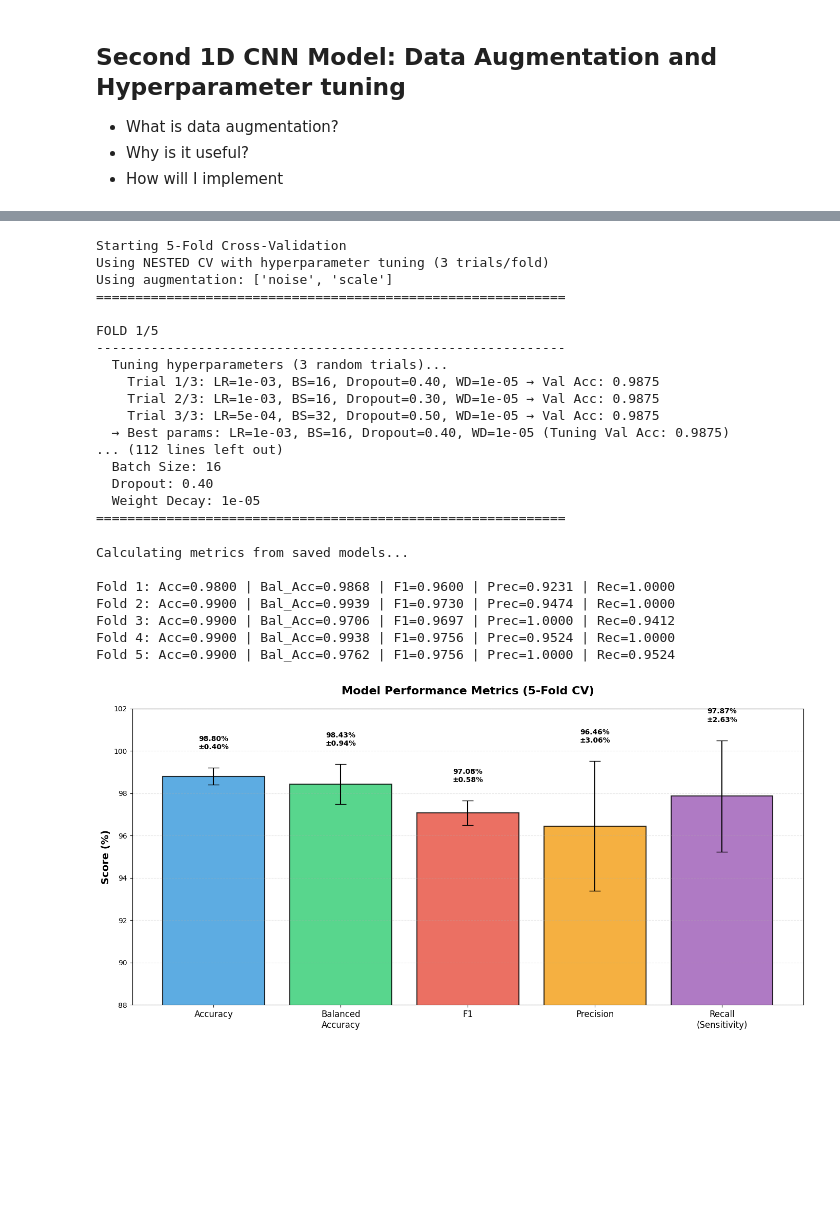
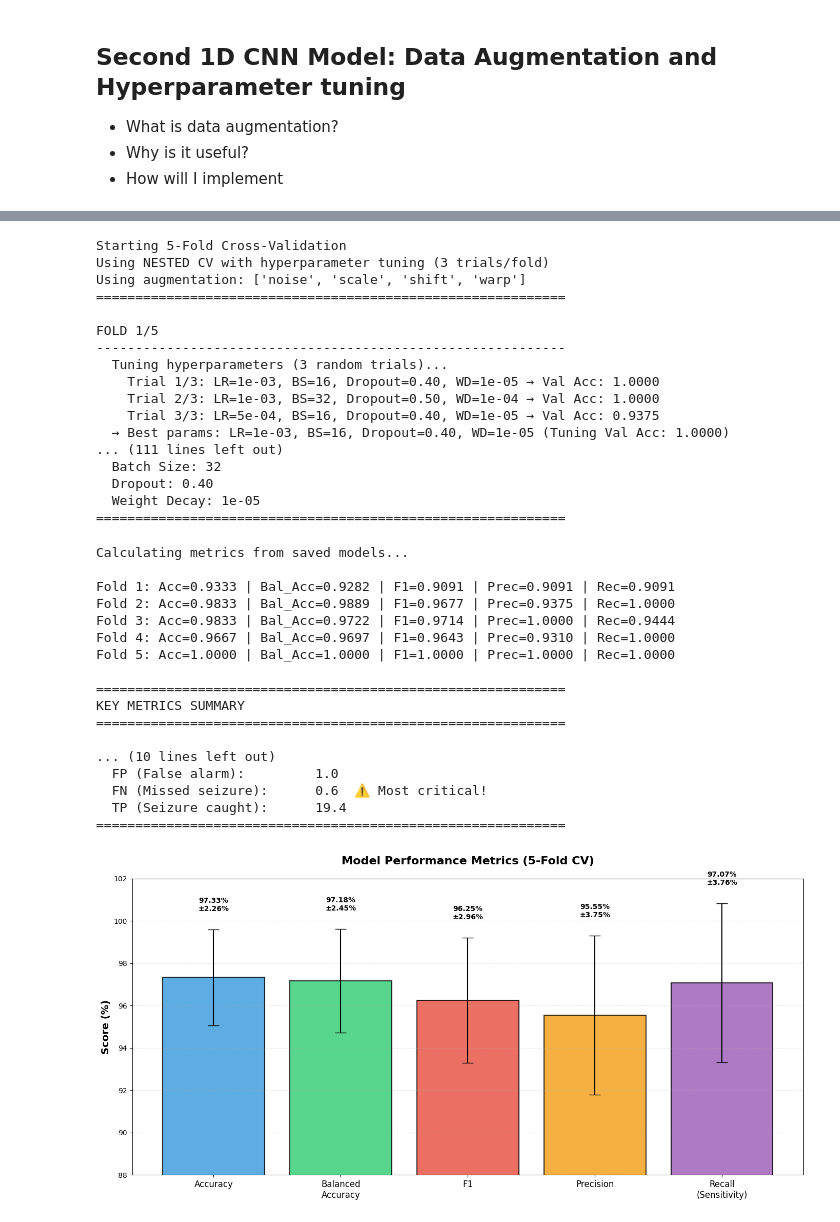
Before and after one commit to nmarryatt/EEG-Seizure-Classification, a Jupyter notebook: notebooks/Seer_Technical.ipynb, the cells around one changed output, grey strips where cells are left out. Cells and saved outputs as stored; diff of their text form; code cells hidden in the pictures; blank space fills up the shorter version.

```diff
--- a/notebooks/Seer_Technical.ipynb
+++ b/notebooks/Seer_Technical.ipynb
@@ -367,42 +518,53 @@ cv_results_with_aug = train_with_kfold_cv_augmented(
     batch_size=32,
     device=device,
     use_augmentation=True,  # Use augmentation
-    aug_methods=['noise', 'scale'],
+    aug_methods=['noise', 'scale', 'shift', 'warp'],
     tune_hyperparams= True, n_tuning_trials = 3
 )
 # %% [output]
 Starting 5-Fold Cross-Validation
 Using NESTED CV with hyperparameter tuning (3 trials/fold)
-Using augmentation: ['noise', 'scale']
+Using augmentation: ['noise', 'scale', 'shift', 'warp']
 ============================================================
 
 FOLD 1/5
 ------------------------------------------------------------
   Tuning hyperparameters (3 random trials)...
-    Trial 1/3: LR=1e-03, BS=16, Dropout=0.40, WD=1e-05 → Val Acc: 0.9875
-    Trial 2/3: LR=1e-03, BS=16, Dropout=0.30, WD=1e-05 → Val Acc: 0.9875
-    Trial 3/3: LR=5e-04, BS=32, Dropout=0.50, WD=1e-05 → Val Acc: 0.9875
-  → Best params: LR=1e-03, BS=16, Dropout=0.40, WD=1e-05 (Tuning Val Acc: 0.9875)
-... (112 lines left out)
-  Batch Size: 16
+    Trial 1/3: LR=1e-03, BS=16, Dropout=0.40, WD=1e-05 → Val Acc: 1.0000
+    Trial 2/3: LR=1e-03, BS=32, Dropout=0.50, WD=1e-04 → Val Acc: 1.0000
+    Trial 3/3: LR=5e-04, BS=16, Dropout=0.40, WD=1e-05 → Val Acc: 0.9375
+  → Best params: LR=1e-03, BS=16, Dropout=0.40, WD=1e-05 (Tuning Val Acc: 1.0000)
+... (111 lines left out)
+  Batch Size: 32
   Dropout: 0.40
   Weight Decay: 1e-05
 ============================================================
 # %%
 # Calculate metrics
 metrics_with_aug = calculate_metrics_from_saved_models(
     X, y, simple_EEG_CNN, n_splits=5, device=device
 )
+print_quick_summary(metrics_with_aug)
 plot_metrics_comparison(metrics_with_aug)
 # %% [output]
 Calculating metrics from saved models...
 
-Fold 1: Acc=0.9800 | Bal_Acc=0.9868 | F1=0.9600 | Prec=0.9231 | Rec=1.0000
-Fold 2: Acc=0.9900 | Bal_Acc=0.9939 | F1=0.9730 | Prec=0.9474 | Rec=1.0000
-Fold 3: Acc=0.9900 | Bal_Acc=0.9706 | F1=0.9697 | Prec=1.0000 | Rec=0.9412
-Fold 4: Acc=0.9900 | Bal_Acc=0.9938 | F1=0.9756 | Prec=0.9524 | Rec=1.0000
-Fold 5: Acc=0.9900 | Bal_Acc=0.9762 | F1=0.9756 | Prec=1.0000 | Rec=0.9524
+Fold 1: Acc=0.9333 | Bal_Acc=0.9282 | F1=0.9091 | Prec=0.9091 | Rec=0.9091
+Fold 2: Acc=0.9833 | Bal_Acc=0.9889 | F1=0.9677 | Prec=0.9375 | Rec=1.0000
+Fold 3: Acc=0.9833 | Bal_Acc=0.9722 | F1=0.9714 | Prec=1.0000 | Rec=0.9444
+Fold 4: Acc=0.9667 | Bal_Acc=0.9697 | F1=0.9643 | Prec=0.9310 | Rec=1.0000
+Fold 5: Acc=1.0000 | Bal_Acc=1.0000 | F1=1.0000 | Prec=1.0000 | Rec=1.0000
+
+============================================================
+KEY METRICS SUMMARY
+============================================================
+
+... (10 lines left out)
+  FP (False alarm):         1.0
+  FN (Missed seizure):      0.6  ⚠️ Most critical!
+  TP (Seizure caught):      19.4
+============================================================
-[figure, old version]
+[figure, new version]
 # %%
 importlib.reload(scripts.utils)
 from scripts.utils import plot_kfold_results
```
Also changed, not shown: parts of 17 cells of this notebook.
